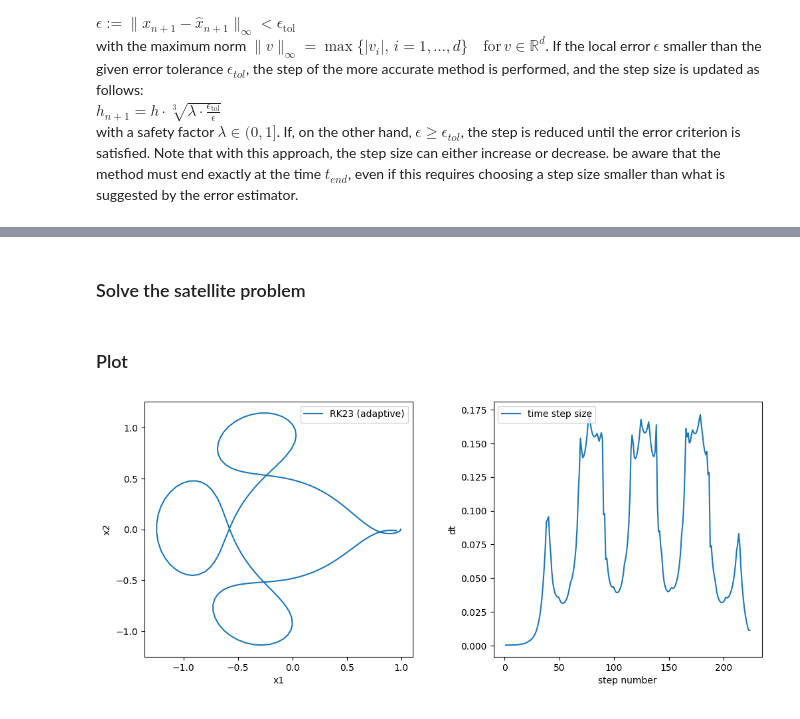
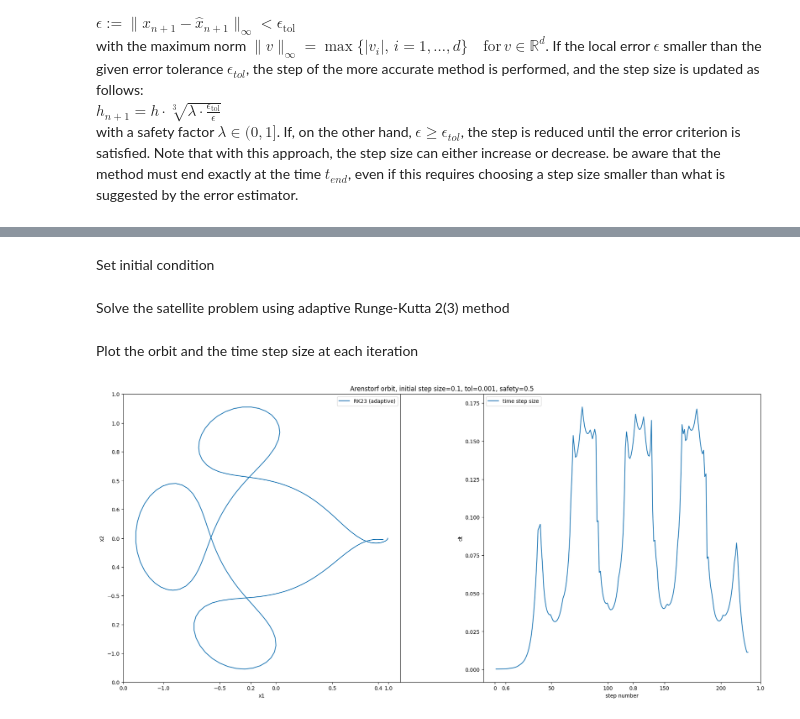
Before and after one commit to AnhTungLe04/NumericalMathematics, a Jupyter notebook: OnestepMethodForSolvingODE/onestep_ode.ipynb, the cells around one changed output, grey strips where cells are left out. Cells and saved outputs as stored; diff of their text form; code cells hidden in the pictures.

```diff
--- a/OnestepMethodForSolvingODE/onestep_ode.ipynb
+++ b/OnestepMethodForSolvingODE/onestep_ode.ipynb
@@ -261,0 +278,2 @@ def arenstorf_orbit(t, state):
+# %% [markdown]
+Set initial condition
@@ -262,3 +288,3 @@ def arenstorf_orbit(t, state):
 # %% [markdown]
-### Solve the satellite problem
+Solve the satellite problem using adaptive Runge-Kutta 2(3) method
 # %%
@@ -269,6 +291,6 @@ t_end = T
 t, y = adaptive_rk23(arenstorf_orbit, y0, t0, t_end, h0, tol, safety_factor)
 # %% [markdown]
-### Plot
+Plot the orbit and the time step size at each iteration
 # %%
 # Store coordinate values
 x1 = []
@@ -278,32 +300,33 @@ for i in range(len(y)):
     x2.append(y[i][1])
 
 # Store time step size
 step_num = np.linspace(1, len(t), len(t)-1)
 dt = []
 for i in range(1, len(t)):
     dt.append(abs(t[i] - t[i-1]))
 
 
-plt.figure(figsize=(12, 5))
+plt.figure(figsize=(22, 10))
+plt.title(f'Arenstorf orbit, initial step size={h0}, tol={tol}, safety={safety_factor}')
 
 # Plot trajectory on the left
 plt.subplot(1,2,1)
 plt.plot(x1, x2, label='RK23 (adaptive)')
 plt.xlabel('x1')
 plt.ylabel('x2')
 plt.legend()
 
 # Plot step size on the right
 plt.subplot(1,2,2)
 plt.plot(step_num, dt, label='time step size')
 plt.legend(loc = 'upper left')
 plt.xlabel('step number')
 plt.ylabel('dt')
 
 # Adjust spacing between subplots
 plt.subplots_adjust(wspace=0.3)  # Increase horizontal space between subplots
 
 # Show the plots
 plt.show()
 # %% [output]
-[figure, old version]
+[figure, new version]
```
Also changed, not shown: parts of 39 cells of this notebook.
